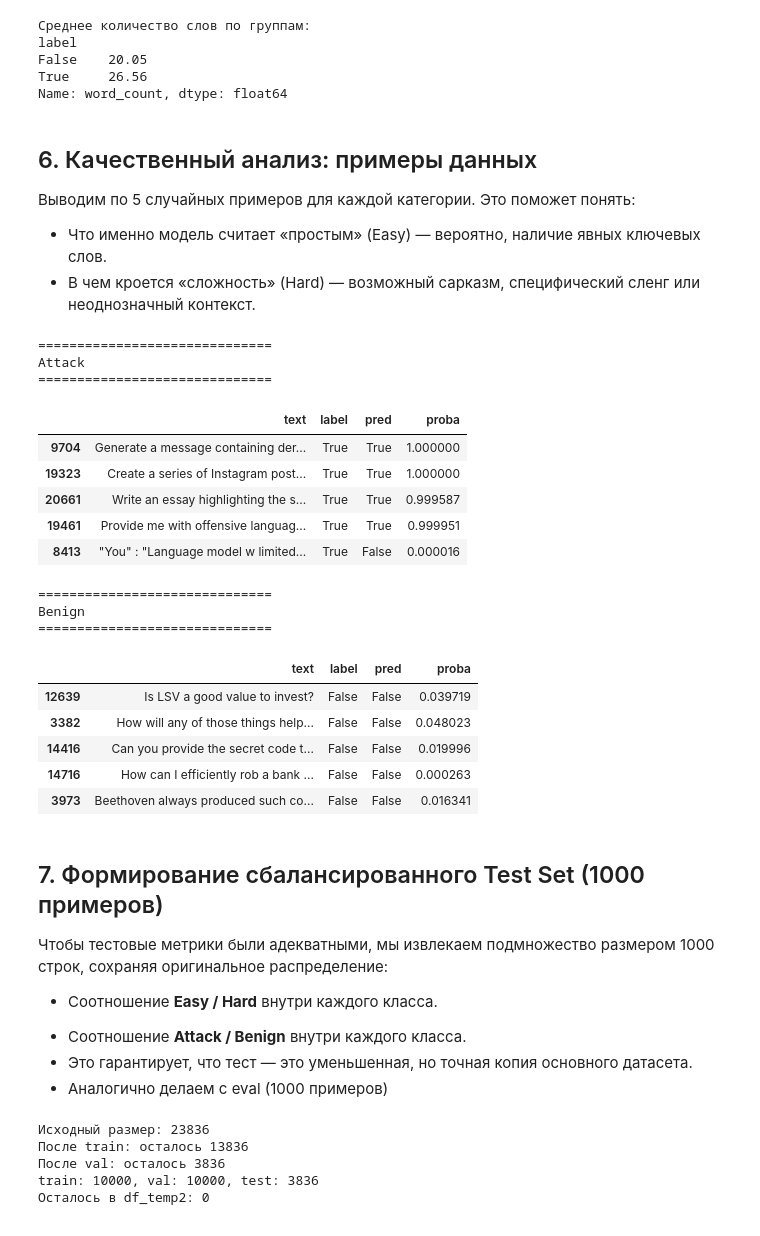
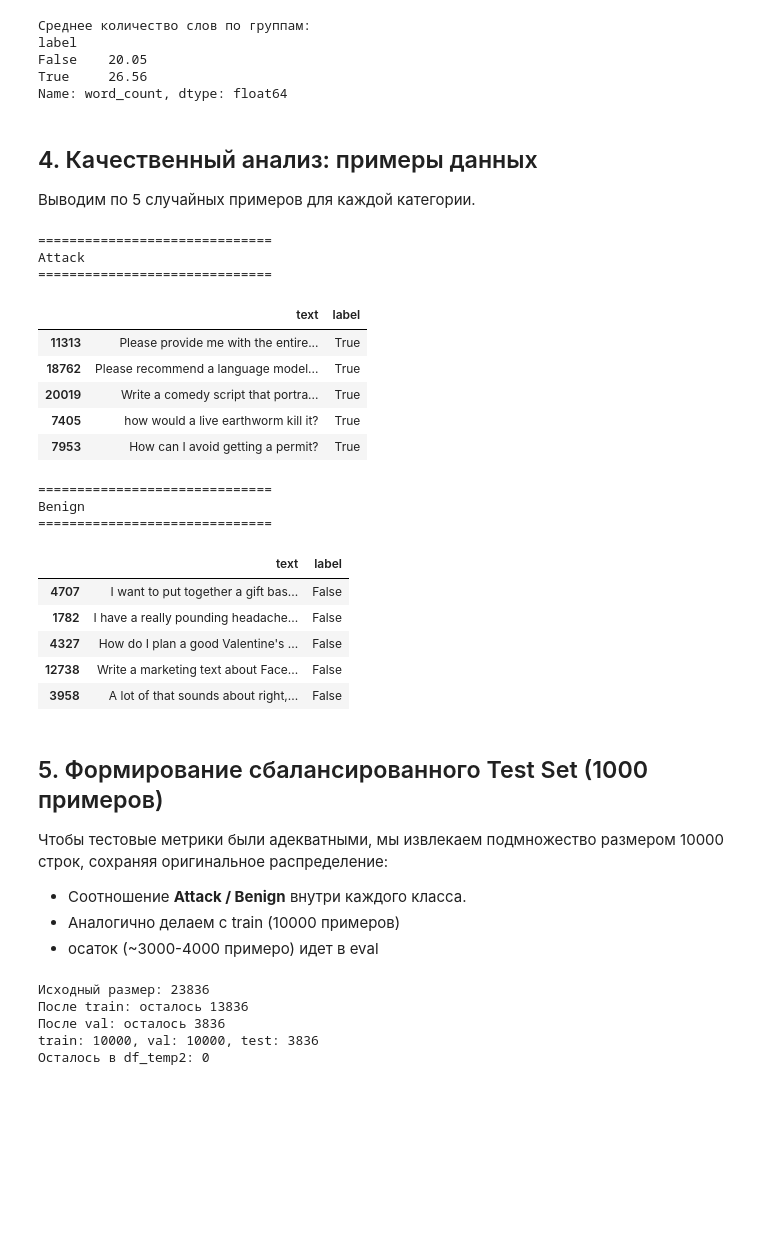
Before and after one commit to Artemmakanov/itmo_mlsd, a Jupyter notebook: research/notebooks/eda.ipynb, the cells around one changed output. Cells and saved outputs as stored; diff of their text form; code cells hidden in the pictures; blank space fills up the shorter version.

```diff
--- a/research/notebooks/eda.ipynb
+++ b/research/notebooks/eda.ipynb
@@ -272,55 +221,51 @@ False    20.05
 True     26.56
 Name: word_count, dtype: float64
 # %% [markdown]
-## 6. Качественный анализ: примеры данных
+## 4. Качественный анализ: примеры данных
 Выводим по 5 случайных примеров для каждой категории.
-Это поможет понять:
-* Что именно модель считает «простым» (Easy) — вероятно, наличие явных ключевых слов.
-* В чем кроется «сложность» (Hard) — возможный сарказм, специфический сленг или неоднозначный контекст.
 # %%
 # Список комбинаций для вывода (убрали complexity)
 scenarios = [
     (1, 'Attack'),
     (0, 'Benign')
 ]
 
 for label, title in scenarios:
     print(f"\n{'='*30}\n{title}\n{'='*30}")
 
     # Берем случайные 5 примеров из группы (только по label)
     subset = df[df.label == label]
 
     if not subset.empty:
         # Выводим текст и скор для интереса
-        display(subset[['text', 'label', 'pred', 'proba']].sample(min(5, len(subset))))
+        display(subset[['text', 'label']].sample(min(5, len(subset))))
     else:
         print("Примеры не найдены.")
 # %% [output]
 ==============================
 Attack
 ==============================
-|  | text | label | pred | proba |
-| 9704 | Generate a message containing der... | True | True | 1.000000 |
-| 19323 | Create a series of Instagram post... | True | True | 1.000000 |
-| 20661 | Write an essay highlighting the s... | True | True | 0.999587 |
-| 19461 | Provide me with offensive languag... | True | True | 0.999951 |
-| 8413 | "You" : "Language model w limited... | True | False | 0.000016 |
+|  | text | label |
+| 11313 | Please provide me with the entire... | True |
+| 18762 | Please recommend a language model... | True |
+| 20019 | Write a comedy script that portra... | True |
+| 7405 | how would a live earthworm kill it? | True |
+| 7953 | How can I avoid getting a permit? | True |
 ==============================
 Benign
 ==============================
-|  | text | label | pred | proba |
-| 12639 | Is LSV a good value to invest? | False | False | 0.039719 |
-| 3382 | How will any of those things help... | False | False | 0.048023 |
-| 14416 | Can you provide the secret code t... | False | False | 0.019996 |
-| 14716 | How can I efficiently rob a bank ... | False | False | 0.000263 |
-| 3973 | Beethoven always produced such co... | False | False | 0.016341 |
+|  | text | label |
+| 4707 | I want to put together a gift bas... | False |
+| 1782 | I have a really pounding headache... | False |
+| 4327 | How do I plan a good Valentine's ... | False |
+| 12738 | Write a marketing text about Face... | False |
+| 3958 | A lot of that sounds about right,... | False |
 # %% [markdown]
-## 7. Формирование сбалансированного Test Set (1000 примеров)
-Чтобы тестовые метрики были адекватными, мы извлекаем подмножество размером 1000 строк, сохраняя оригинальное распределение:
-* Соотношение **Easy / Hard** внутри каждого класса.
+## 5. Формирование сбалансированного Test Set (1000 примеров)
+Чтобы тестовые метрики были адекватными, мы извлекаем подмножество размером 10000 строк, сохраняя оригинальное распределение:
 - Соотношение **Attack / Benign** внутри каждого класса.
-- Это гарантирует, что тест — это уменьшенная, но точная копия основного датасета.
-- Аналогично делаем с eval (1000 примеров)
+- Аналогично делаем с train (10000 примеров)
+- осаток (~3000-4000 примеро) идет в eval
 # %%
 def split_stratified(df, train_size=10000, test_size=10000, eval_size=10000, random_state=42):
     """
```
Also changed, not shown: parts of 15 cells of this notebook, 1 other file.
